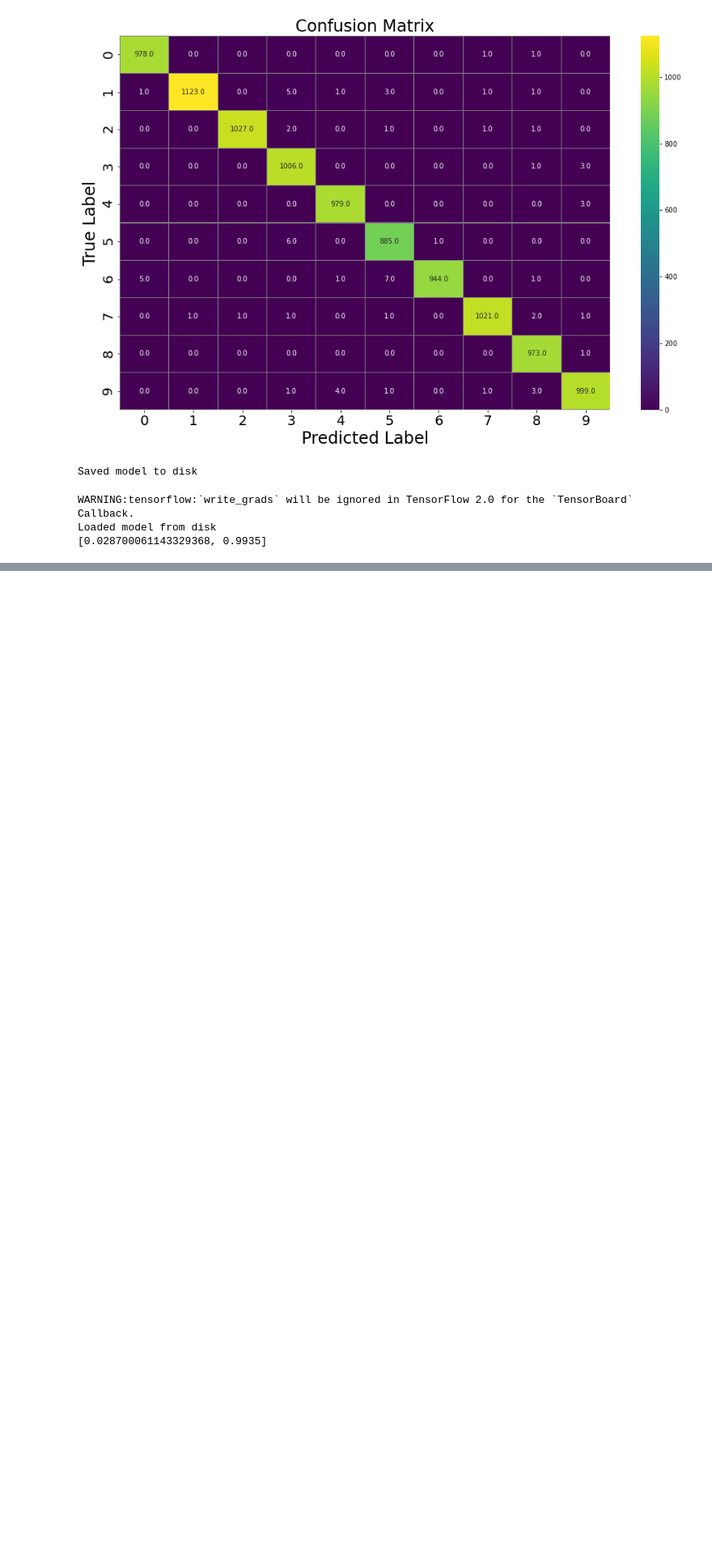
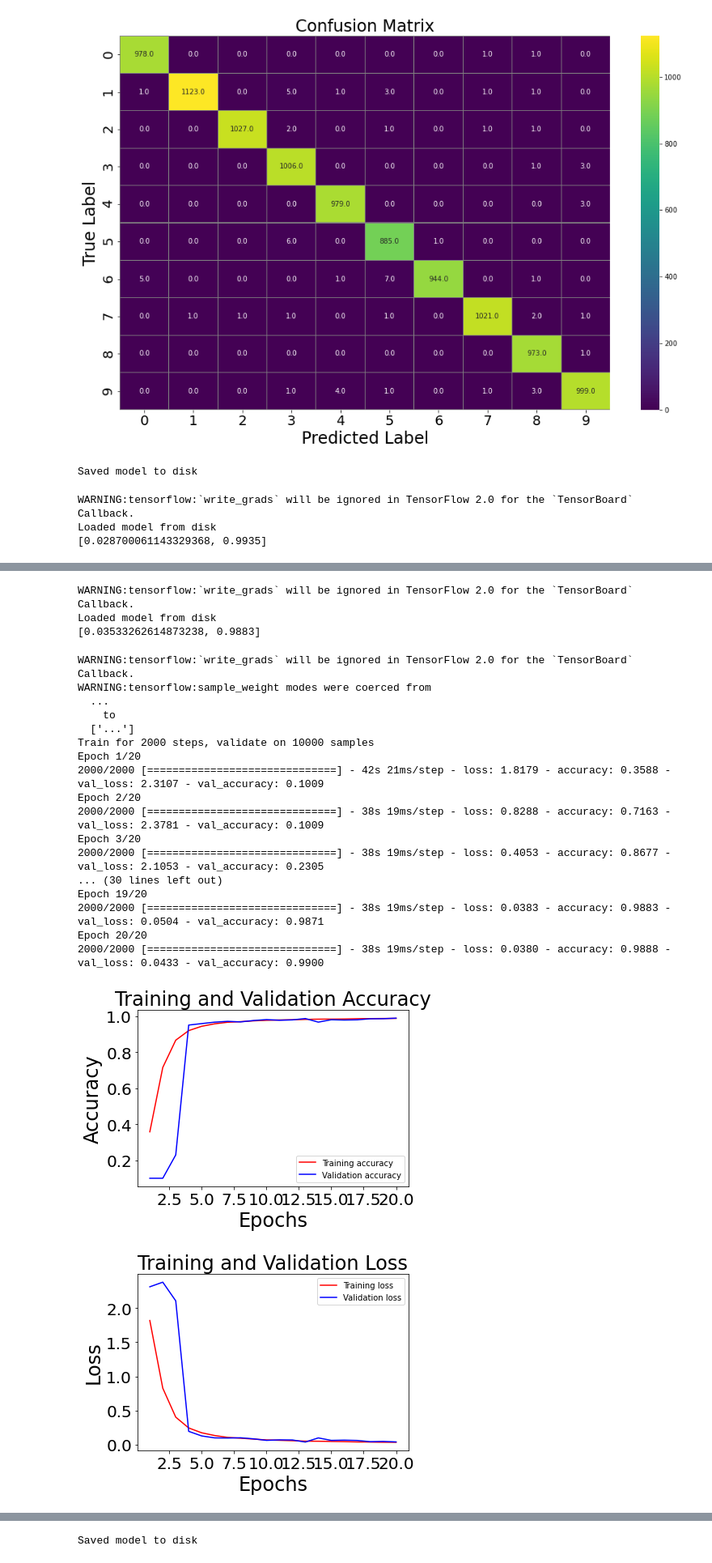
Before and after one commit to cosminroger/Deep-assignment-1, a Jupyter notebook: VGG.ipynb, the cells around one changed output, grey strips where cells are left out. Shown at 81% size. Drawn from its saved outputs; the diff is of its cells as text; code cells hidden in the pictures; blank space fills up the shorter version.

```diff
--- a/VGG.ipynb
+++ b/VGG.ipynb
@@ -564,0 +547,28 @@ Saved model to disk
+# %%
+main("test-MobileNetV2-mnist")
+# %% [output]
+WARNING:tensorflow:`write_grads` will be ignored in TensorFlow 2.0 for the `TensorBoard` Callback.
+Loaded model from disk
+[0.03533262614873238, 0.9883]
+# %%
+main("MobileNetV2_train", 1.2)
+# %% [output]
+WARNING:tensorflow:`write_grads` will be ignored in TensorFlow 2.0 for the `TensorBoard` Callback.
+WARNING:tensorflow:sample_weight modes were coerced from
+  ...
+    to
+  ['...']
+Train for 2000 steps, validate on 10000 samples
+Epoch 1/20
+2000/2000 [==============================] - 42s 21ms/step - loss: 1.8179 - accuracy: 0.3588 - val_loss: 2.3107 - val_accuracy: 0.1009
+Epoch 2/20
+2000/2000 [==============================] - 38s 19ms/step - loss: 0.8288 - accuracy: 0.7163 - val_loss: 2.3781 - val_accuracy: 0.1009
+Epoch 3/20
+2000/2000 [==============================] - 38s 19ms/step - loss: 0.4053 - accuracy: 0.8677 - val_loss: 2.1053 - val_accuracy: 0.2305
+... (30 lines left out)
+Epoch 19/20
+2000/2000 [==============================] - 38s 19ms/step - loss: 0.0383 - accuracy: 0.9883 - val_loss: 0.0504 - val_accuracy: 0.9871
+Epoch 20/20
+2000/2000 [==============================] - 38s 19ms/step - loss: 0.0380 - accuracy: 0.9888 - val_loss: 0.0433 - val_accuracy: 0.9900
+[figure, added]
+[figure, added]
@@ -564,0 +576 @@ Saved model to disk
+Saved model to disk
```
Also changed, not shown: parts of 12 cells of this notebook, 6 other files.
